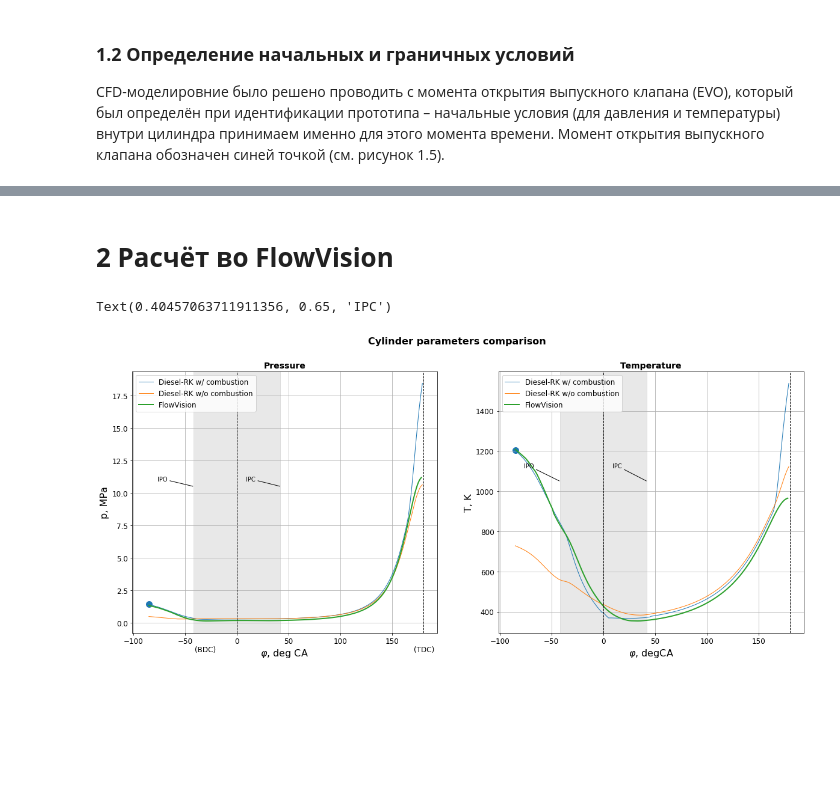
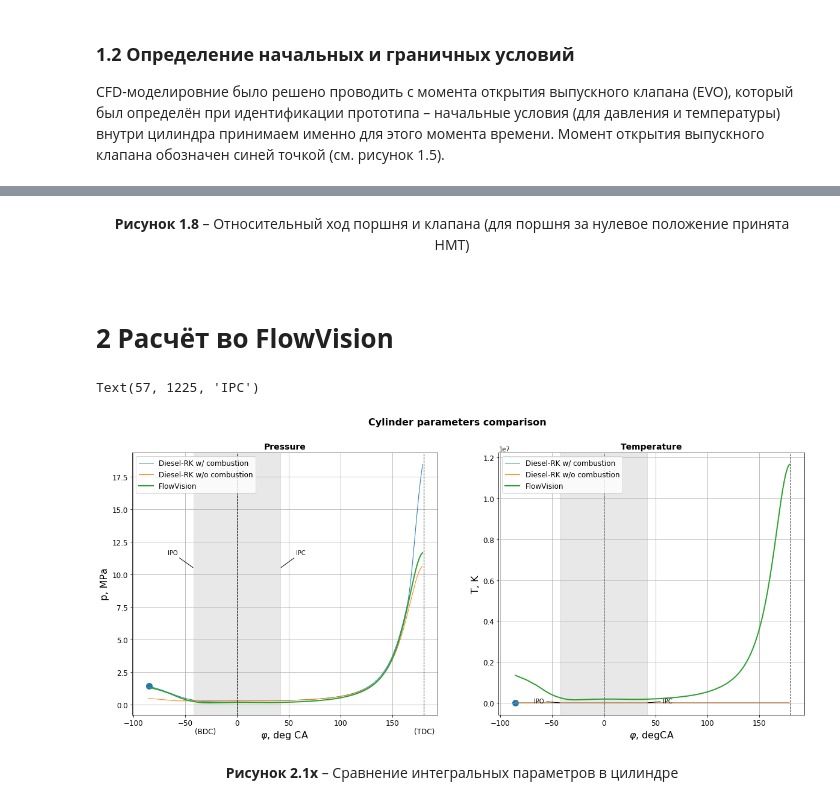
Before and after one commit to staneuski/dualFuelEngine, a Jupyter notebook: etc/FlowVision/MAN_BnW.ipynb, the cells around one changed output, grey strips where cells are left out. Saved outputs shown, nothing was run; the diff lists cells and outputs as text; code cells hidden in the pictures; blank space fills up the shorter version.

```diff
--- a/etc/FlowVision/MAN_BnW.ipynb
+++ b/etc/FlowVision/MAN_BnW.ipynb
@@ -414,3 +576,8 @@ $^{1}$ - давление на впуске при расчёте не испо
+# %% [markdown]
+<center>
+  <b> Рисунок 1.8 </b> – Относительный ход поршня и клапана (для поршня за нулевое положение принята НМТ)
+</center>
+<br/>
 # %% [markdown]
 # **2 Расчёт во FlowVision**
 # %%
@@ -432,9 +603,11 @@ TCylGloMatrix = pd.read_csv(
 # %%
 ''' Integal paramaters in the cylinder '''
 
+p_FV, T_FV = getCylFlowVisionData('quarterMaxRefinement1_deltaT02CA')
+
 #- Pressure
 plt.figure(
-    figsize = (xFigSize, yFigSize)#, dpi = 80, facecolor = 'w', edgecolor = 'k'
+    figsize = (xFigSize, yFigSize)
 ).suptitle(
     'Cylinder parameters comparison', fontweight='bold', fontsize = titleFontSize
 )
@@ -447,16 +620,16 @@ plt.plot(
     linewidth = linewidthLight,
     label = 'Diesel-RK w/ combustion'
 )
-plt.scatter(-EVO, p_DrkWCom[0]*1e-06, s = 100, marker='o')
 plt.plot(
     range(-EVO, 180),
     p_DrkWoCom*1e-06,
     linewidth = linewidthLight,
     label = 'Diesel-RK w/o combustion'
 )
+plt.scatter(-EVO, p_DrkWCom[0]*1e-06, s = 100, marker='o')
 plt.plot(
-    range(-EVO, len(pCylGloMatrix['AverageByMass']) - EVO),
-    pCylGloMatrix['AverageByMass']*1e-06,
+    range(-EVO, len(p_FV['AverageByMass']) - EVO),
+    p_FV['AverageByMass']*1e-06,
     linewidth = linewidthHeavy,
     label = 'FlowVision'
 )
@@ -491,15 +664,13 @@ plt.axvline(
 )
 plt.axvspan(-IPO, IPC, alpha=0.18, color='grey')
 plt.annotate(
-    'IPO', xy = (-IPO, 10.5),  xycoords = 'data',
-    xytext = (IPO/len(phi), 0.6), textcoords = 'axes fraction',
-    horizontalalignment = 'right', verticalalignment = 'top',
+    'IPO', xy = (-IPO, 10.5), xycoords = 'data',
+    xytext = (-(IPO + 25), 11.5),
     arrowprops = dict(arrowstyle = "-", shrinkB = 1)
 )
 plt.annotate(
-    'IPC', xy = (IPC, 10.5),  xycoords = 'data',
-    xytext = ((IPC + EVO)/len(phi)*1.15, 0.6), textcoords = 'axes fraction',
-    horizontalalignment = 'right', verticalalignment = 'top',
+    'IPC', xy = (IPO, 10.5), xycoords = 'data',
+    xytext = (IPO + 15, 11.5),
     arrowprops = dict(arrowstyle = "-", shrinkB = 1)
 )
 
@@ -514,49 +685,51 @@ plt.plot(
     linewidth = linewidthLight,
     label = 'Diesel-RK w/ combustion'
 )
-plt.scatter(-EVO, T_DrkWCom[0], s = 100, marker = 'o')
 plt.plot(
     range(-EVO, 180),
     T_DrkWoCom,
     linewidth = linewidthLight,
     label = 'Diesel-RK w/o combustion'
 )
+plt.scatter(-EVO, T_DrkWCom[0], s = 100, marker = 'o')
 plt.plot(
-    range(-EVO, len(TCylGloMatrix['AverageByMass']) - EVO),
-    TCylGloMatrix['AverageByMass'] + 273,
+    range(-EVO, len(T_FV['AverageByMass']) - EVO),
+    T_FV['AverageByMass'] + 273,
     linewidth = linewidthHeavy,
     label = 'FlowVision'
 )
 plt.xticks( fontsize = ticksFontSize );    plt.yticks( fontsize = ticksFontSize )
 plt.grid( True );    plt.legend( loc = 'best', fontsize = legendFontSize )
 plt.xlabel( '$\\varphi$, degCA', fontsize = labelFontSize )
 plt.ylabel( 'T, K', fontsize = labelFontSize )
 
 plt.axvline(
     x = 0,
     linewidth = 1,
     color = 'black',
     linestyle = '--'
 )
 plt.axvline(
     x = 180,
     linewidth = 1,
     color = 'black',
     linestyle = '--'
 )
 plt.axvspan(-IPO, IPC, alpha=0.18, color='grey')
 plt.annotate(
-    'IPO', xy = (-IPO, 1050), xycoords = 'data',
-    xytext = (IPO/len(phi), 0.65), textcoords = 'axes fraction',
-    horizontalalignment = 'right', verticalalignment = 'top',
+    'IPO', xy = (-IPO, 1150), xycoords = 'data',
+    xytext = (-(IPO + 25), 1225),
     arrowprops = dict(arrowstyle = "-", shrinkB = 1)
 )
 plt.annotate(
-    'IPC', xy = (IPC, 1050), xycoords = 'data',
-    xytext = ((IPC + EVO)/len(phi)*1.15, 0.65), textcoords = 'axes fraction',
-    horizontalalignment = 'right', verticalalignment = 'top',
+    'IPC', xy = (IPO, 1150), xycoords = 'data',
+    xytext = (IPO + 15, 1225),
     arrowprops = dict(arrowstyle = "-", shrinkB = 1)
 )
 # %% [output]
-Text(0.40457063711911356, 0.65, 'IPC')
+Text(57, 1225, 'IPC')
-[figure, old version]
+[figure, new version]
+# %% [markdown]
+<center>
+  <b> Рисунок 2.1x </b> – Сравнение интегральных параметров в цилиндре
+</center>
```
Also changed, not shown: parts of 14 cells of this notebook.
